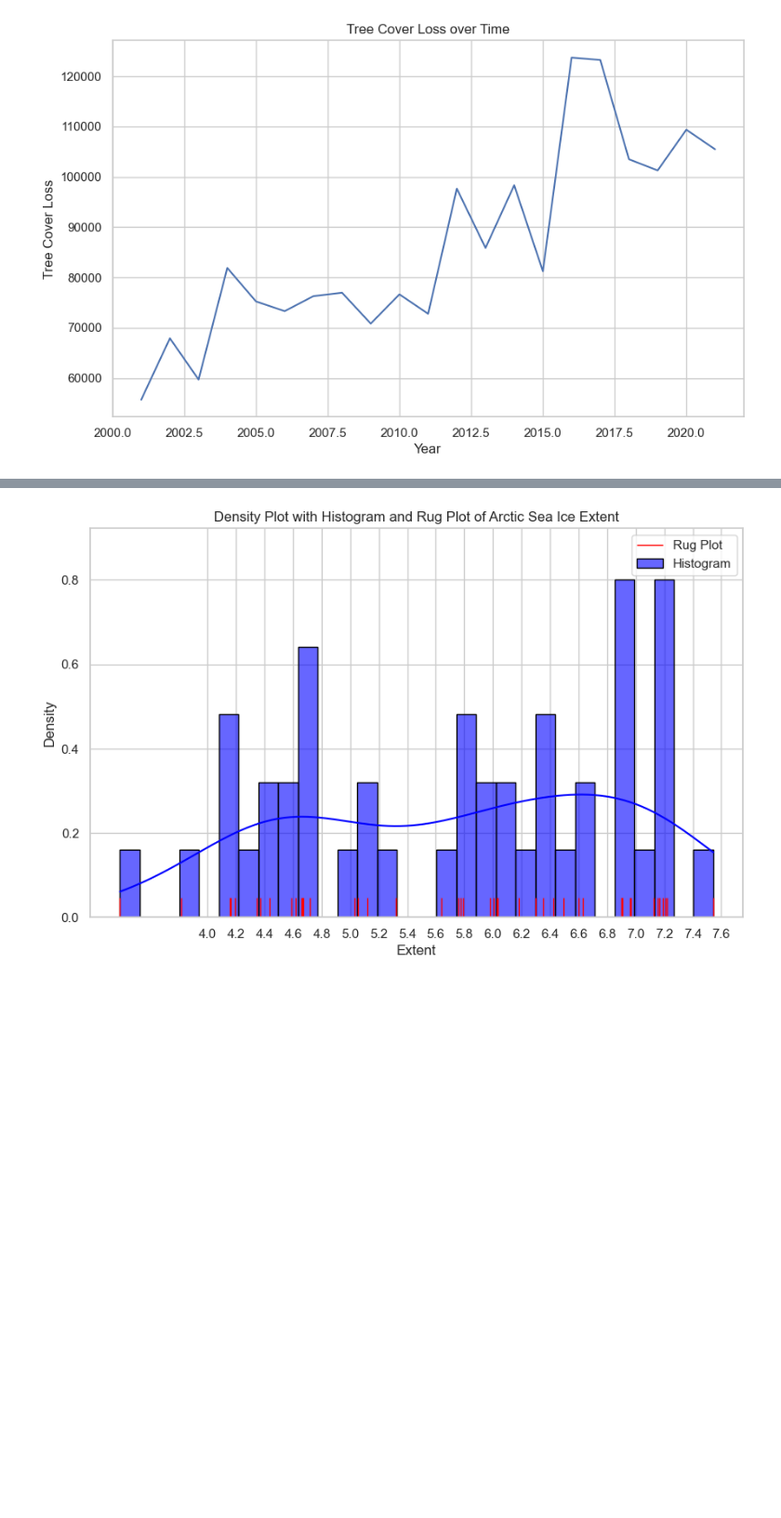
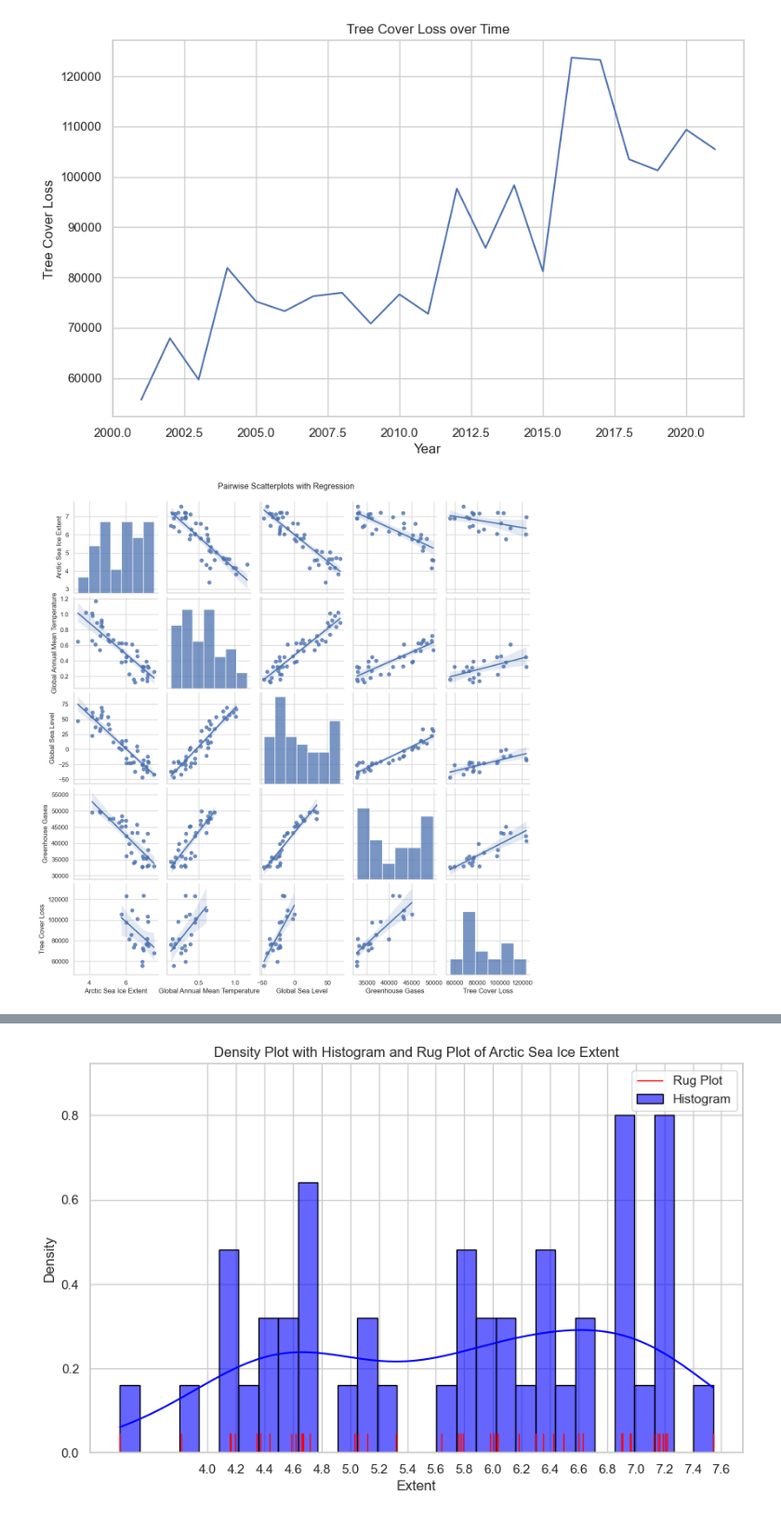
Before and after one commit to SummerIshi/Climate_Change_Analysis, a Jupyter notebook: NumPy/DataSets.ipynb, the cells around one changed output, grey strips where cells are left out. Shown at 93% size. Saved outputs shown, nothing was run; the diff lists cells and outputs as text; code cells hidden in the pictures; blank space fills up the shorter version.

```diff
--- a/NumPy/DataSets.ipynb
+++ b/NumPy/DataSets.ipynb
@@ -352,3 +358,26 @@ plt.show()
 [figure]
 [figure]
 [figure]
+# %%
+import pandas as pd
+import seaborn as sns
+import matplotlib.pyplot as plt
+
+# Create a consolidated DataFrame with relevant columns
+# Assuming you want to analyze extent, temperature, sea level, greenhouse gases, and tree cover loss
+data = pd.DataFrame({
+    'Arctic Sea Ice Extent': df_ice['extent'],
+    'Global Annual Mean Temperature': df_temp['No_Smoothing'],
+    'Global Sea Level': df_sea_level['average'],
+    'Greenhouse Gases': df_ggh['Value'],
+    'Tree Cover Loss': df_tree['Tree Cover Loss']
+})
+
+# Create pairwise scatterplot with regression
+sns.pairplot(data, kind='reg', diag_kind='hist')
+
+# Show the plot
+plt.suptitle('Pairwise Scatterplots with Regression', y=1.02)  # Adjust title position
+plt.show()
+# %% [output]
+[figure, added]
```
Also changed, not shown: parts of 25 cells of this notebook.
